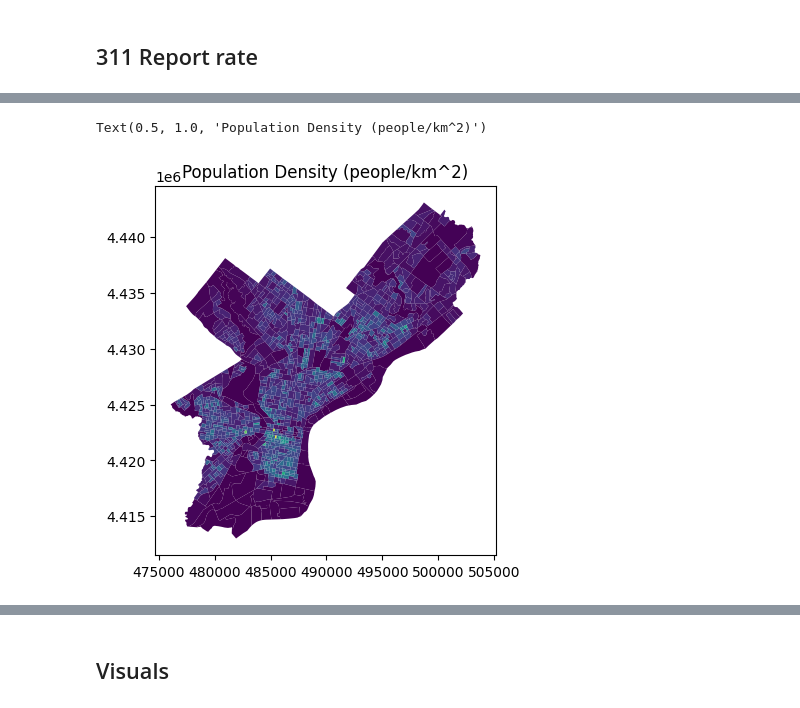
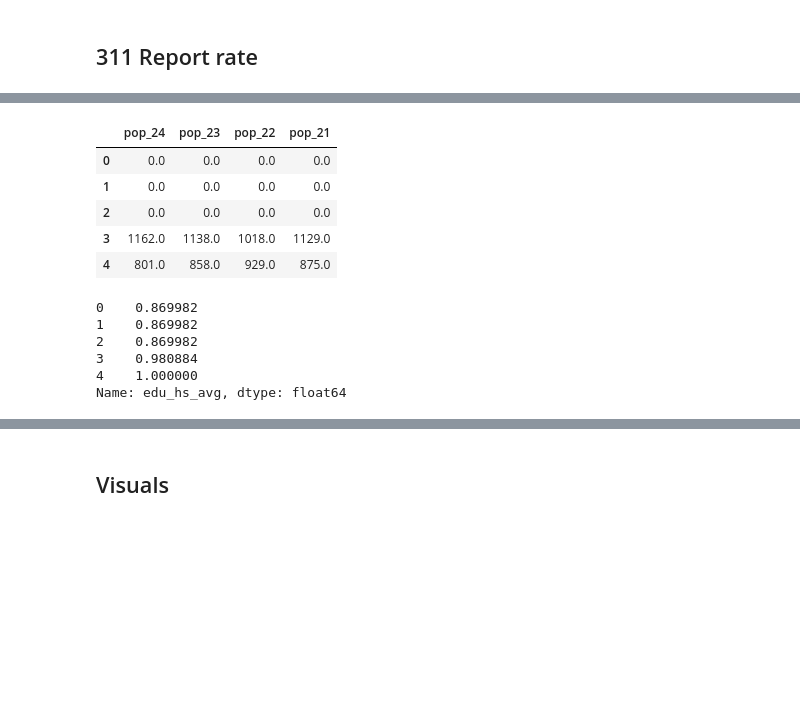
Before and after one commit to yuxinlg/Illegal-Dumping, a Jupyter notebook: code/acs.ipynb, the cells around one changed output, grey strips where cells are left out. Cells and saved outputs as stored; diff of their text form; code cells hidden in the pictures; blank space fills up the shorter version.

```diff
--- a/code/acs.ipynb
+++ b/code/acs.ipynb
@@ -22,7 +22,9 @@ import os
 os.chdir("/Users/yuxin/Dropbox/DDDI/Illegal-Dumping")
 # %%
 ## set census API
-c = Census("bf19eada1ef27ade1b3f5fd3683e537e8f529980")
+c = Census("b8b4daf6329ee0b6a0c60ac488008753159a560a")
+
+# c = Census("bf19eada1ef27ade1b3f5fd3683e537e8f529980")
 # %%
 ## import acs cbg polygon as geobase
 pa_2023 = gpd.read_file('data/tiger/tl_2023_42_bg/tl_2023_42_bg.shp')
@@ -351,21 +568,51 @@ merged = merged.rename(columns={'pop': 'pop_21', 'med_inc': 'med_inc_21', 'lep':
 # %%
 merged['pop_avg'] = (
-    merged['pop_23'] + merged['pop_22'] + merged['pop_21']
-) / 3
+    merged['pop_24']+merged['pop_23'] + merged['pop_22'] + merged['pop_21']
+) / 4
 
 merged['med_inc_avg'] = (
-    merged['med_inc_23'] + merged['med_inc_22'] + merged['med_inc_21']
-) / 3
+    merged['med_inc_24'] + merged['med_inc_23'] + merged['med_inc_22'] + merged['med_inc_21']
+) / 4
 
-merged['lep_avg'] = (
-    merged['lep_23'] + merged['lep_22'] + merged['lep_21']
-) / 3
+merged['med_age_avg'] = (
+    merged['med_age_24'] + merged['med_age_23'] + merged['med_age_22'] + merged['med_age_21']
+) / 4
+
+merged['lep_rate_avg'] = (merged['lep_rate_21'] + merged['lep_rate_22'] +
+                      merged['lep_rate_23'] + merged['lep_rate_24']) / 4
 
 merged['edu_hs_avg'] = (
-    merged['edu_hs_23'] + merged['edu_hs_22'] + merged['edu_hs_21']
-) / 3
+    merged['edu_hs_24'] + merged['edu_hs_23'] + merged['edu_hs_22'] + merged['edu_hs_21']
+) / 4
 
-acs_3year = merged[['state', 'county', 'tract', 'block group', 'pop_avg','med_inc_avg','lep_avg','med_age_21','edu_hs_avg']]
+merged['lep_rate_avg'] = merged['lep_rate_avg'] * 100
+
+merged['med_inc_avg'] = merged['med_inc_avg'].fillna(merged['med_inc_avg'].mean())
+merged['med_age_avg'] = merged['med_age_avg'].fillna(merged['med_age_avg'].mean())
+merged['lep_rate_avg'] = merged['lep_rate_avg'].fillna(merged['lep_rate_avg'].mean())
+merged['edu_hs_avg'] = merged['edu_hs_avg'].fillna(merged['edu_hs_avg'].mean())
+
+acs_4year = merged[['state', 'county', 'tract', 'block group',
+                     'pop_avg', 'med_inc_avg', 'lep_rate_avg',
+                     'med_age_avg', 'edu_hs_avg']]
+# %%
+merged[['pop_24', 'pop_23', 'pop_22', 'pop_21']].head()
+# %% [output]
+|  | pop_24 | pop_23 | pop_22 | pop_21 |
+| 0 | 0.0 | 0.0 | 0.0 | 0.0 |
+| 1 | 0.0 | 0.0 | 0.0 | 0.0 |
+| 2 | 0.0 | 0.0 | 0.0 | 0.0 |
+| 3 | 1162.0 | 1138.0 | 1018.0 | 1129.0 |
+| 4 | 801.0 | 858.0 | 929.0 | 875.0 |
+# %%
+merged['edu_hs_avg'].head()
+# %% [output]
+0    0.869982
+1    0.869982
+2    0.869982
+3    0.980884
+4    1.000000
+Name: edu_hs_avg, dtype: float64
 # %%
 ## get census shapefile
 # link here:https://www.census.gov/cgi-bin/geo/shapefiles/index.php
@@ -413,8 +658,2 @@ merged_philly_23['lep_density'] = merged_philly_23['lep_avg'] / merged_philly_23
-# %%
-ax = merged_philly_23.plot(column='pop_density', cmap="viridis")
-ax.set_title('Population Density (people/km^2)')
-# %% [output]
-Text(0.5, 1.0, 'Population Density (people/km^2)')
-[figure, removed]
 # %%
 # Export tp GepJSON
```
Also changed, not shown: parts of 21 cells of this notebook, 2 other files.
